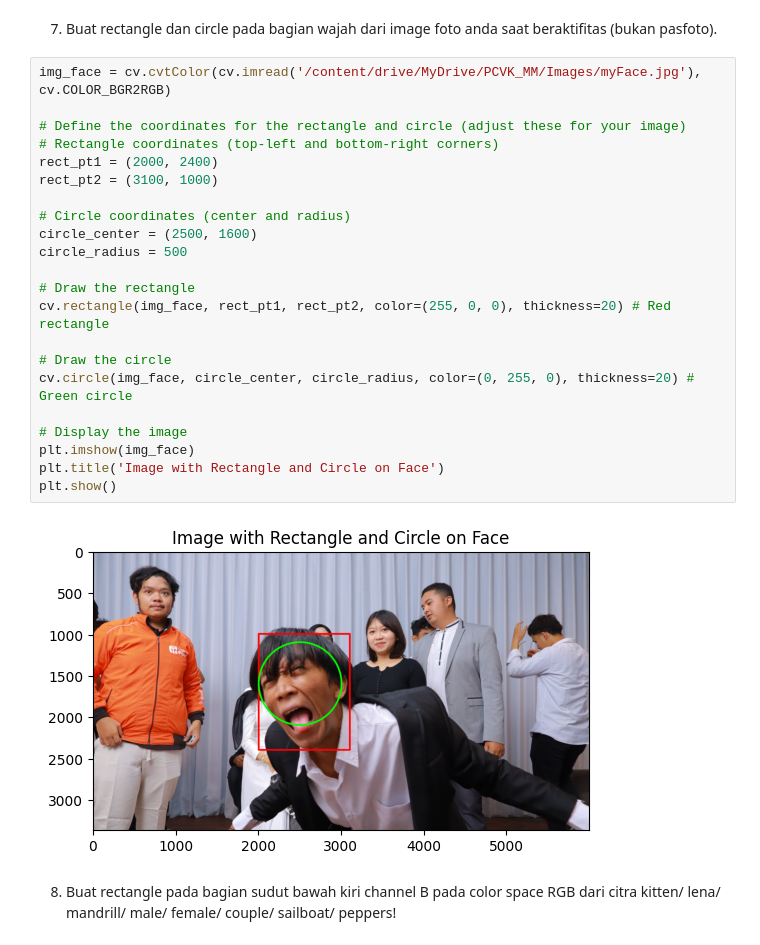
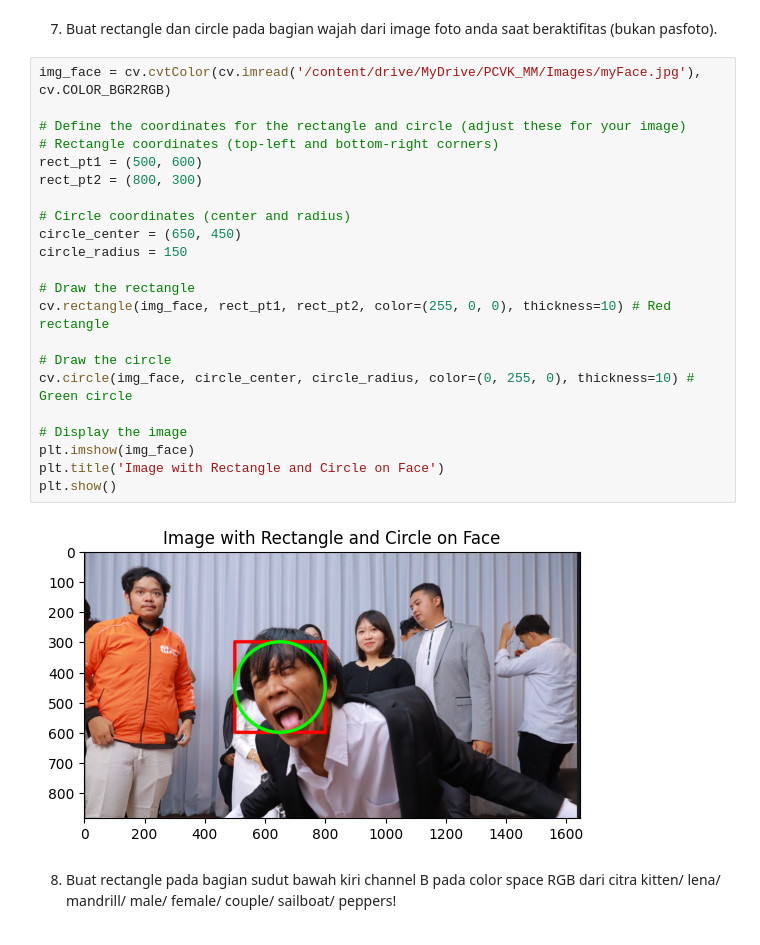
Before and after one commit to Ruphasa/PCKV, a Jupyter notebook: week1b.ipynb, the cells around one changed output. Cells and saved outputs as stored; diff of their text form.

Commit message:
Fix : Resizing image

```diff
--- a/week1b.ipynb
+++ b/week1b.ipynb
@@ -252,27 +252,27 @@ plt.show()
 # %%
 img_face = cv.cvtColor(cv.imread('/content/drive/MyDrive/PCVK_MM/Images/myFace.jpg'), cv.COLOR_BGR2RGB)
 
 # Define the coordinates for the rectangle and circle (adjust these for your image)
 # Rectangle coordinates (top-left and bottom-right corners)
-rect_pt1 = (2000, 2400)
-rect_pt2 = (3100, 1000)
+rect_pt1 = (500, 600)
+rect_pt2 = (800, 300)
 
 # Circle coordinates (center and radius)
-circle_center = (2500, 1600)
-circle_radius = 500
+circle_center = (650, 450)
+circle_radius = 150
 
 # Draw the rectangle
-cv.rectangle(img_face, rect_pt1, rect_pt2, color=(255, 0, 0), thickness=20) # Red rectangle
+cv.rectangle(img_face, rect_pt1, rect_pt2, color=(255, 0, 0), thickness=10) # Red rectangle
 
 # Draw the circle
-cv.circle(img_face, circle_center, circle_radius, color=(0, 255, 0), thickness=20) # Green circle
+cv.circle(img_face, circle_center, circle_radius, color=(0, 255, 0), thickness=10) # Green circle
 
 # Display the image
 plt.imshow(img_face)
 plt.title('Image with Rectangle and Circle on Face')
 plt.show()
 # %% [output]
-[figure, old version]
+[figure, new version]
 # %% [markdown]
 8.	Buat rectangle pada bagian sudut bawah kiri channel B pada color space RGB dari citra kitten/ lena/ mandrill/ male/ female/ couple/ sailboat/ peppers!
 # %%
```
Also changed, not shown: parts of 2 cells of this notebook.
